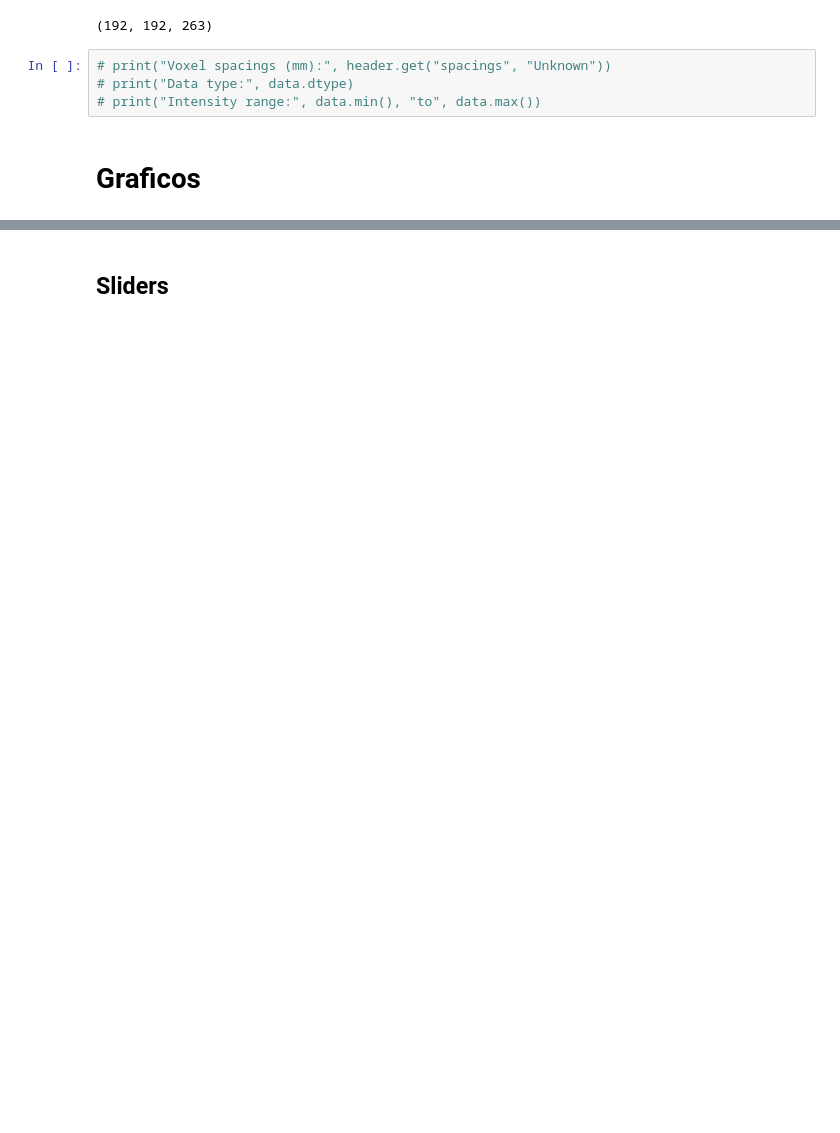
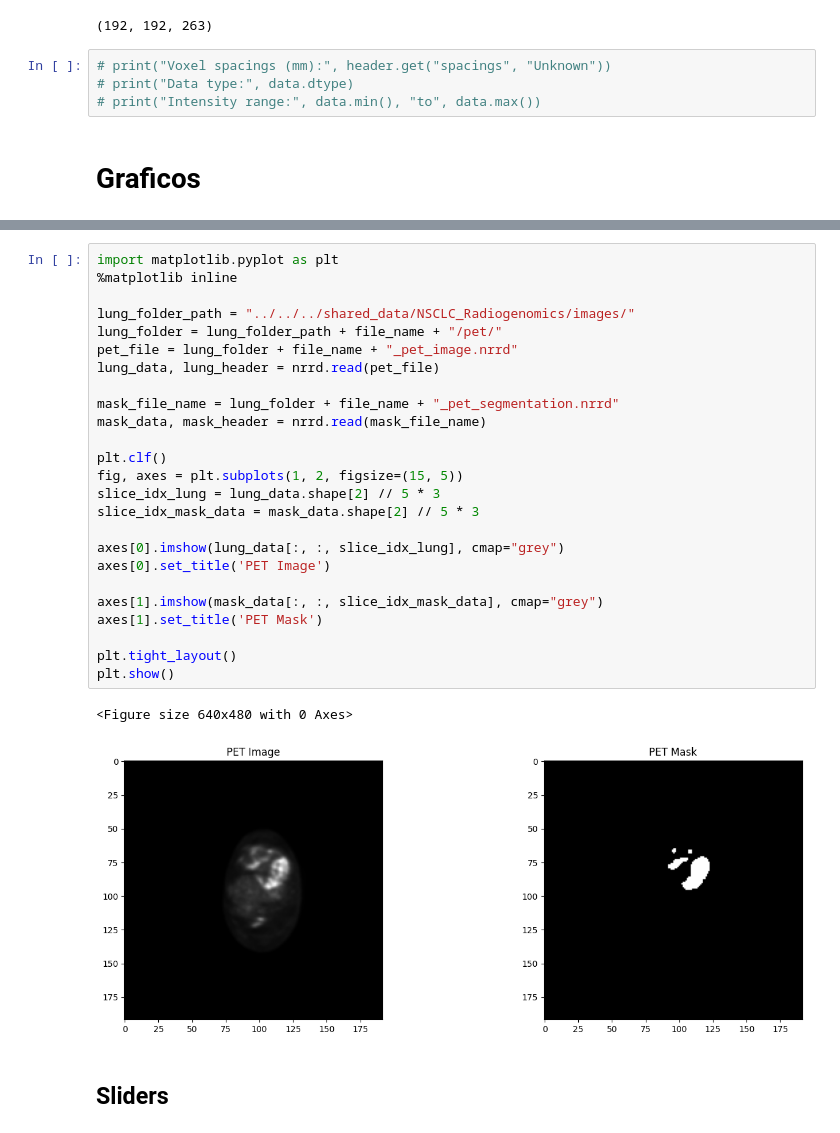
Before and after one commit to Macaya25/ViT-Radiomics, a Jupyter notebook: src/test3.ipynb, the cells around one changed output, grey strips where cells are left out. Cells and saved outputs as stored; diff of their text form; blank space fills up the shorter version.

```diff
--- a/src/test3.ipynb
+++ b/src/test3.ipynb
@@ -63,3 +103,31 @@ elif len(lung_data.shape) == 2:
+# %%
+import matplotlib.pyplot as plt
+%matplotlib inline
+
+lung_folder_path = "../../../shared_data/NSCLC_Radiogenomics/images/"
+lung_folder = lung_folder_path + file_name + "/pet/"
+pet_file = lung_folder + file_name + "_pet_image.nrrd"
+lung_data, lung_header = nrrd.read(pet_file)
+
+mask_file_name = lung_folder + file_name + "_pet_segmentation.nrrd"
+mask_data, mask_header = nrrd.read(mask_file_name)
+
+plt.clf()
+fig, axes = plt.subplots(1, 2, figsize=(15, 5))
+slice_idx_lung = lung_data.shape[2] // 5 * 3
+slice_idx_mask_data = mask_data.shape[2] // 5 * 3
+
+axes[0].imshow(lung_data[:, :, slice_idx_lung], cmap="grey")
+axes[0].set_title('PET Image')
+
+axes[1].imshow(mask_data[:, :, slice_idx_mask_data], cmap="grey")
+axes[1].set_title('PET Mask')
+
+plt.tight_layout()
+plt.show()
+# %% [output]
+<Figure size 640x480 with 0 Axes>
+[figure, added]
 # %% [markdown]
 ## Sliders
 # %%
```
Also changed, not shown: parts of 6 cells of this notebook, 7 other files.
